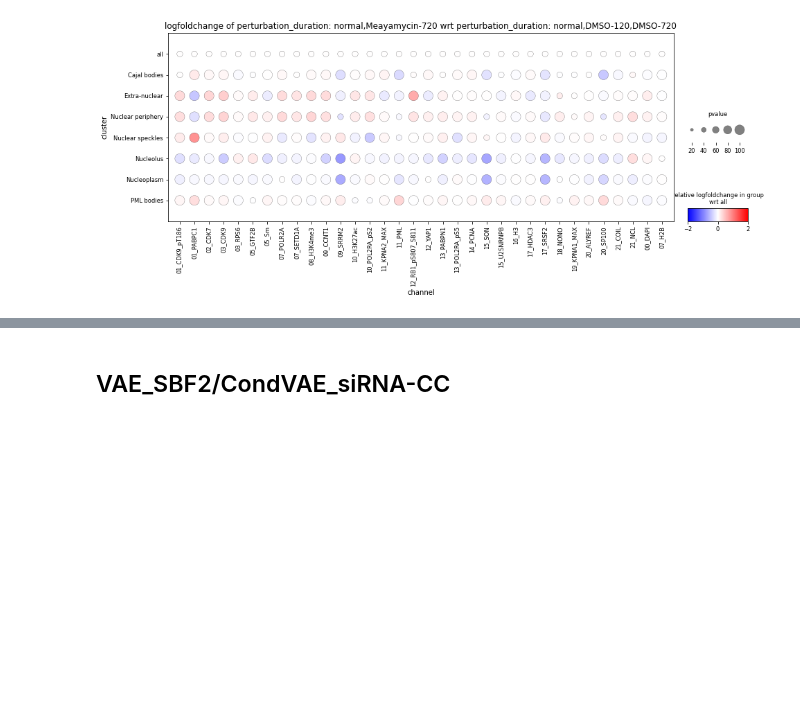
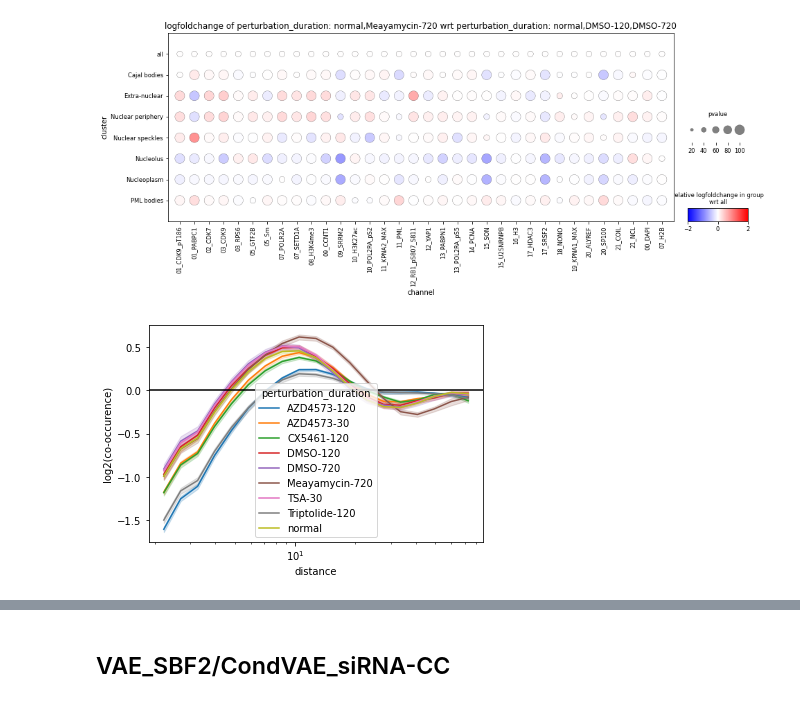
Before and after one commit to theislab/campa_ana, a Jupyter notebook: workflow/05_extract_features.ipynb, the cells around one changed output, grey strips where cells are left out. Drawn from its saved outputs; the diff is of its cells as text; code cells hidden in the pictures; blank space fills up the shorter version.

```diff
--- a/workflow/05_extract_features.ipynb
+++ b/workflow/05_extract_features.ipynb
@@ -125,0 +131,8 @@ WARNING: dendrogram data not found (using key=dendrogram_cluster). Running `sc.t
+# %%
+# get combined adata for co-occurrence
+adata_co_occ = ad.concat([extr.adata for extr in extrs], index_unique='-', uns_merge='same')
+# %%
+# for one cluster-cluster pairing
+plot_co_occurrence(adata_co_occ, 'Nuclear speckles', 'PML bodies', 'perturbation_duration', condition_values=None)
+# %% [output]
+[figure, added]
```
Also changed, not shown: parts of 4 cells of this notebook, 1 other file.
